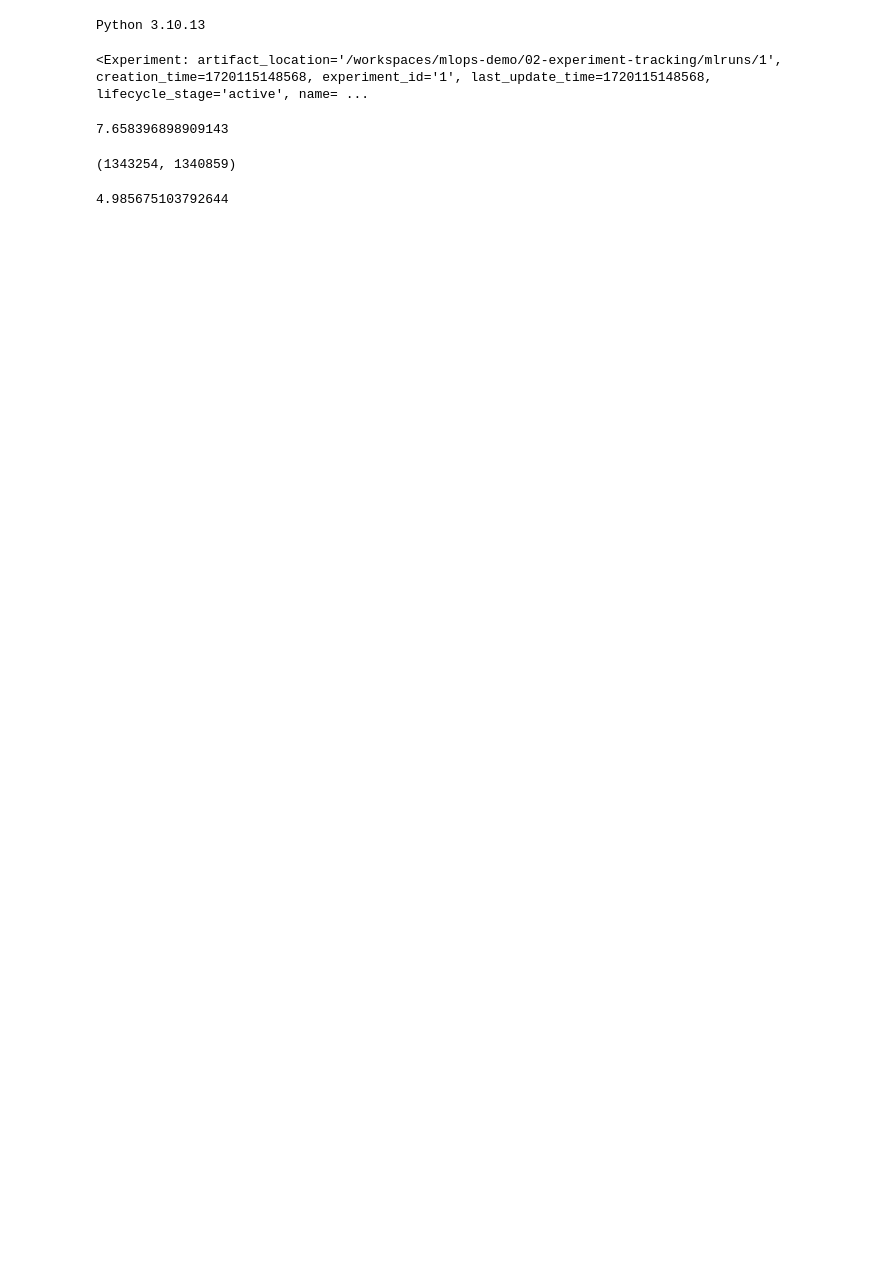
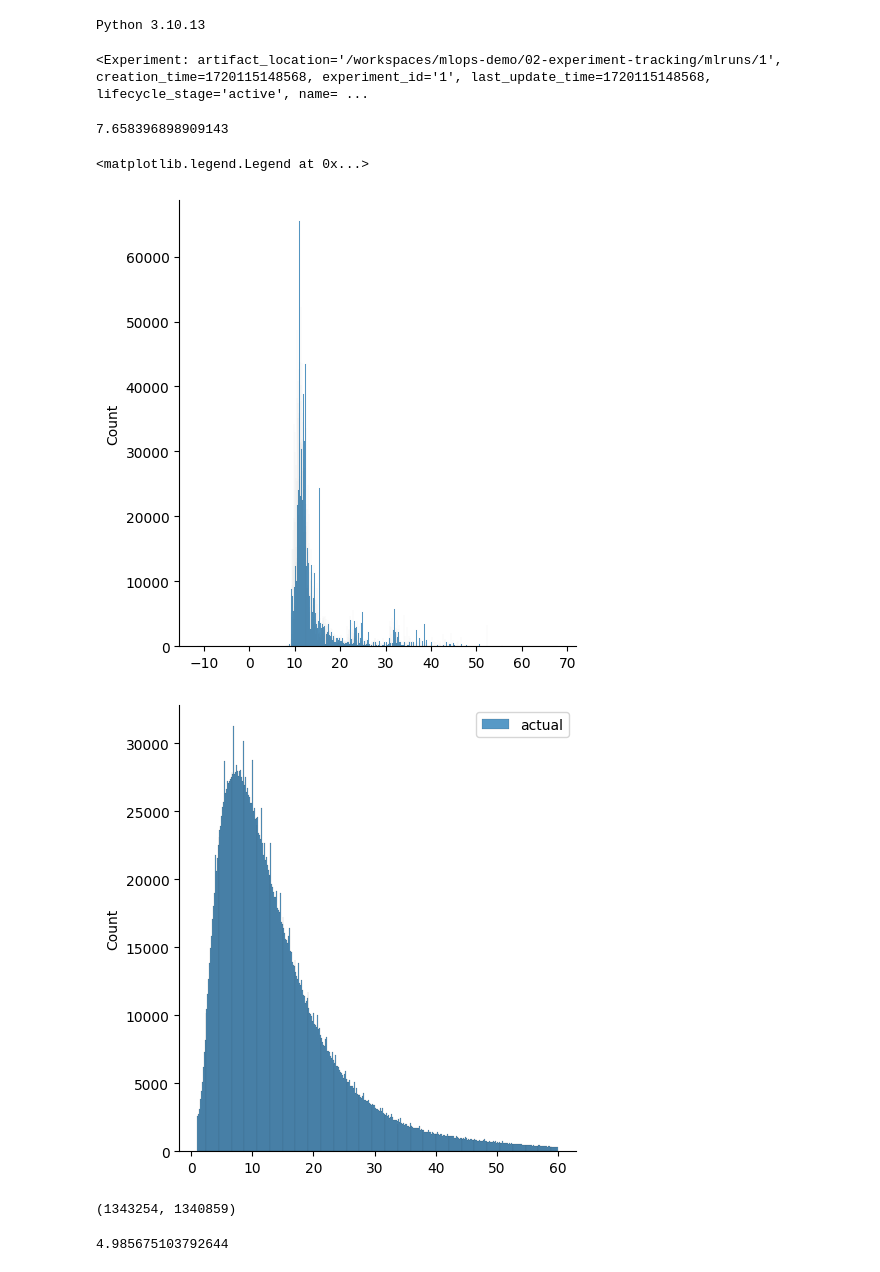
Before and after one commit to rajpgr8/mlops-demo, a Jupyter notebook: 02-experiment-tracking/duration-prediction.ipynb, the cells around one changed output. Cells and saved outputs as stored; diff of their text form; code cells hidden in the pictures; blank space fills up the shorter version.

```diff
--- a/02-experiment-tracking/duration-prediction.ipynb
+++ b/02-experiment-tracking/duration-prediction.ipynb
@@ -53,10 +53,14 @@ mean_squared_error(y_train, y_pred, squared=False)
 # %% [output]
 7.658396898909143
 # %%
-#sns.displot(y_pred, label='prediction')
-#sns.displot(y_train, label='actual')
+sns.displot(y_pred, label='prediction')
+sns.displot(y_train, label='actual')
 
-#plt.legend()
+plt.legend()
+# %% [output]
+<matplotlib.legend.Legend at 0x...>
+[figure, added]
+[figure, added]
 # %%
 def read_dataframe(filename):
     if filename.endswith('.csv'):
```
Also changed, not shown: 1 other file.
